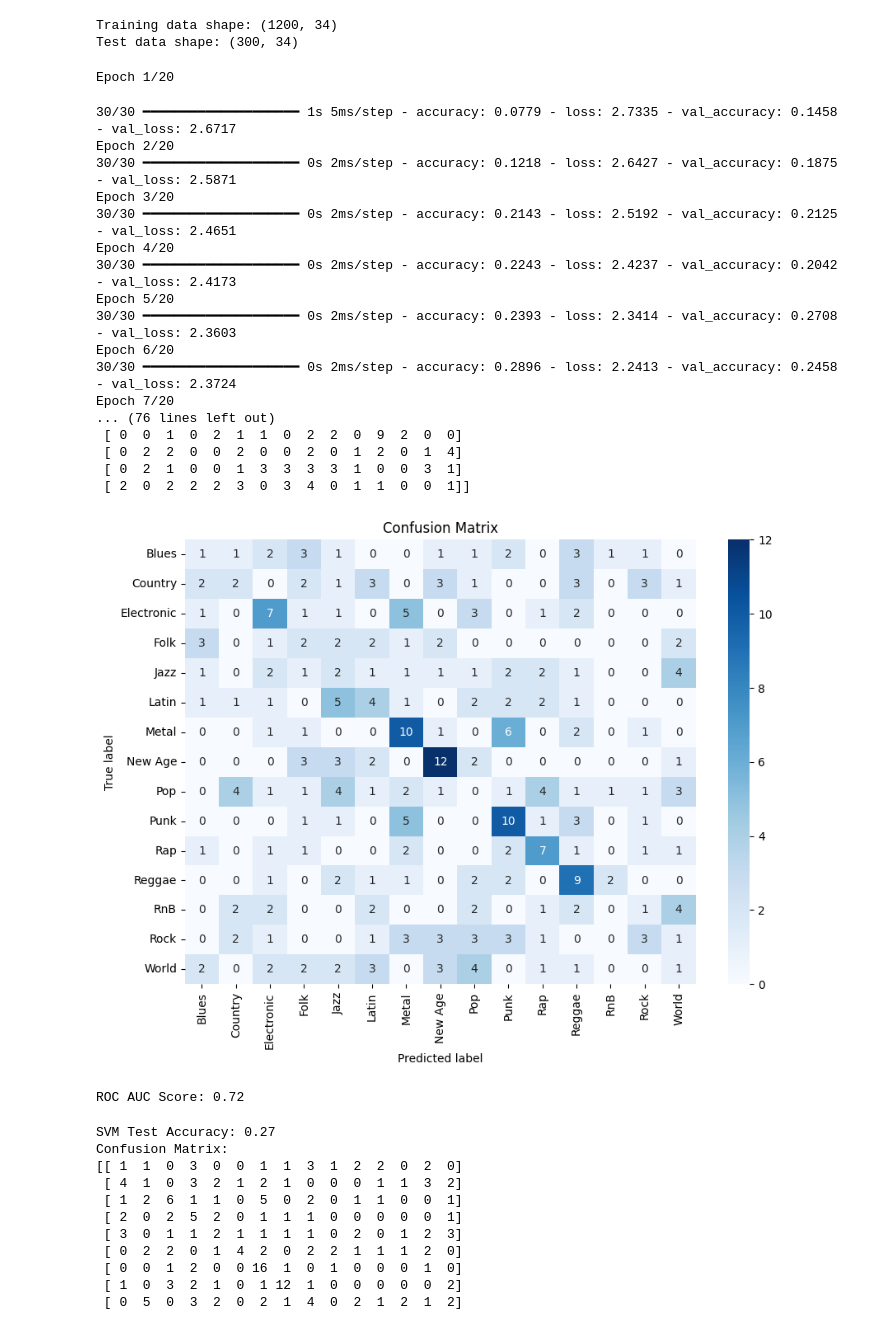
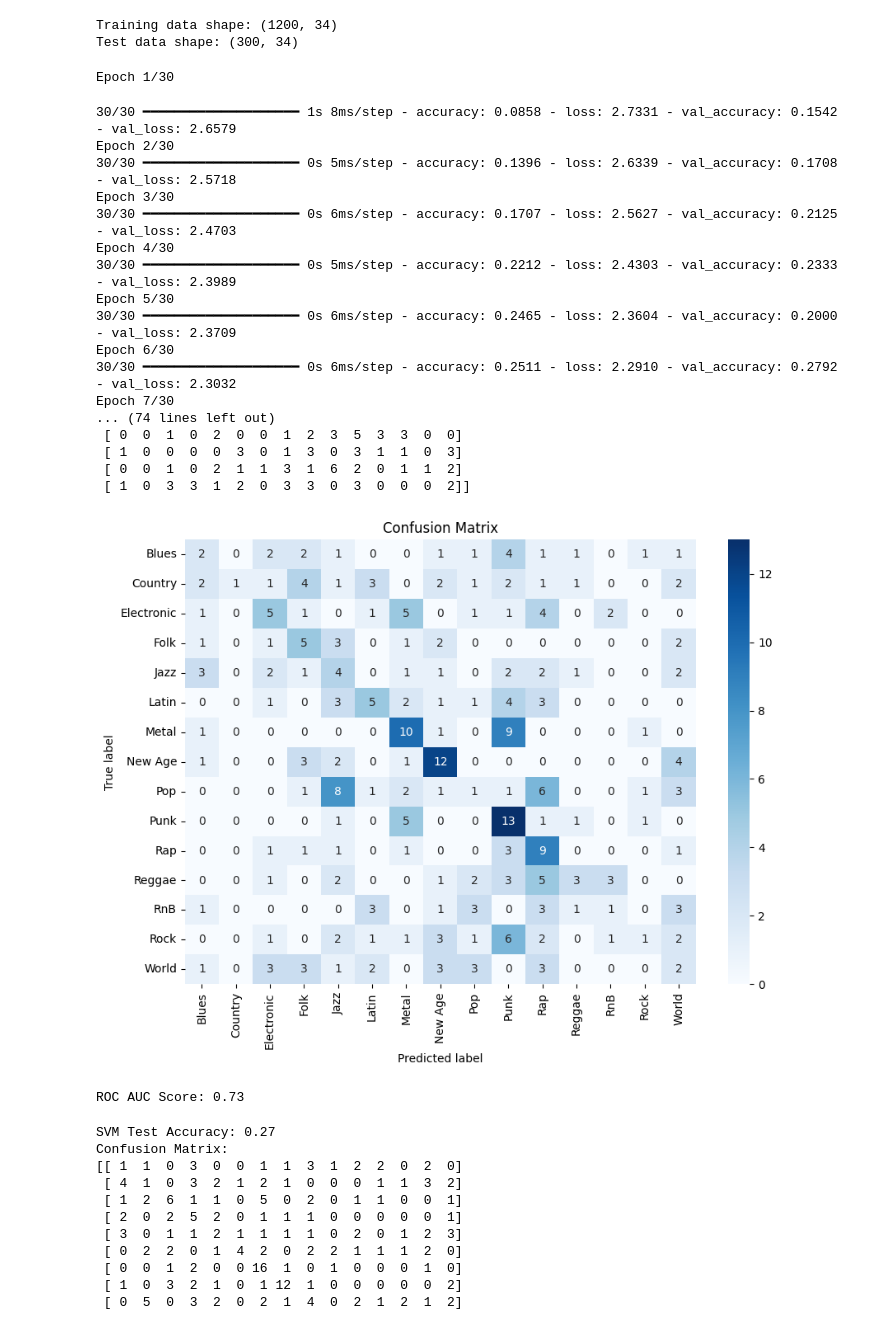
Before and after one commit to ReehalS/TeamTBD_SongClassifier, a Jupyter notebook: Models/models_camila.ipynb, the cells around one changed output. Drawn from its saved outputs; the diff is of its cells as text; code cells hidden in the pictures.

Commit message:
updated models

```diff
--- a/Models/models_camila.ipynb
+++ b/Models/models_camila.ipynb
@@ -160,8 +160,11 @@ model_nn.compile(optimizer='adam', loss='sparse_categorical_crossentropy', metri
 # Train the model with early stopping
 early_stopping = keras.callbacks.EarlyStopping(monitor='val_loss', patience=10, restore_best_weights=True)
 
-history = model_nn.fit(X_train_nn, y_train_nn, epochs=20, batch_size=32, validation_split=0.2, callbacks=[early_stopping])
+history = model_nn.fit(X_train_nn, y_train_nn, epochs=30, batch_size=32, validation_split=0.2, callbacks=[early_stopping])
 
+
+# Split the dataset
+X_train_nn, X_test_nn, y_train_nn, y_test_nn = train_test_split(X_scaled, y_encoded, test_size=0.2, random_state=42)
 # Build the MLP model
 model_mlp = Sequential([
     Dense(128, activation='relu', input_shape=(X_train_nn.shape[1],)),  # Adjust input shape to match PCA output
@@ -185,53 +188,53 @@ history_mlp = model_mlp.fit(X_train_nn, y_train_nn, epochs=20, batch_size=32, va
 test_loss, test_accuracy = model_mlp.evaluate(X_test_nn, y_test_nn)
 print(f"Test Accuracy: {test_accuracy:.2f}")
 
 # Make predictions
 predictions = model_nn.predict(X_test_nn)
 predicted_classes = predictions.argmax(axis=1)
 
 # Inverse transform predicted genres
 predicted_genres = label_encoder.inverse_transform(predicted_classes)
 
 # Calculate confusion matrix
 conf_matrix = confusion_matrix(y_test_nn, predicted_classes)
 print("Confusion Matrix:")
 print(conf_matrix)
 
 # Plot confusion matrix
 plt.figure(figsize=(10, 7))
 sns.heatmap(conf_matrix, annot=True, fmt='d', cmap='Blues',
             xticklabels=label_encoder.classes_, yticklabels=label_encoder.classes_)
 plt.ylabel('True label')
 plt.xlabel('Predicted label')
 plt.title('Confusion Matrix')
 plt.show()
 
 # Calculate ROC AUC score for multi-class
 # Use the one-hot encoding for multi-class ROC AUC
 y_test_binarized = label_binarize(y_test_nn, classes=np.arange(len(label_encoder.classes_)))
 roc_auc = roc_auc_score(y_test_binarized, predictions, multi_class='ovr')
 print(f"ROC AUC Score: {roc_auc:.2f}")
 # %% [output]
-Epoch 1/20
+Epoch 1/30
-30/30 ━━━━━━━━━━━━━━━━━━━━ 1s 5ms/step - accuracy: 0.0779 - loss: 2.7335 - val_accuracy: 0.1458 - val_loss: 2.6717
-Epoch 2/20
-30/30 ━━━━━━━━━━━━━━━━━━━━ 0s 2ms/step - accuracy: 0.1218 - loss: 2.6427 - val_accuracy: 0.1875 - val_loss: 2.5871
-Epoch 3/20
-30/30 ━━━━━━━━━━━━━━━━━━━━ 0s 2ms/step - accuracy: 0.2143 - loss: 2.5192 - val_accuracy: 0.2125 - val_loss: 2.4651
-Epoch 4/20
-30/30 ━━━━━━━━━━━━━━━━━━━━ 0s 2ms/step - accuracy: 0.2243 - loss: 2.4237 - val_accuracy: 0.2042 - val_loss: 2.4173
-Epoch 5/20
-30/30 ━━━━━━━━━━━━━━━━━━━━ 0s 2ms/step - accuracy: 0.2393 - loss: 2.3414 - val_accuracy: 0.2708 - val_loss: 2.3603
-Epoch 6/20
-30/30 ━━━━━━━━━━━━━━━━━━━━ 0s 2ms/step - accuracy: 0.2896 - loss: 2.2413 - val_accuracy: 0.2458 - val_loss: 2.3724
-Epoch 7/20
-... (76 lines left out)
- [ 0  0  1  0  2  1  1  0  2  2  0  9  2  0  0]
- [ 0  2  2  0  0  2  0  0  2  0  1  2  0  1  4]
- [ 0  2  1  0  0  1  3  3  3  3  1  0  0  3  1]
- [ 2  0  2  2  2  3  0  3  4  0  1  1  0  0  1]]
+30/30 ━━━━━━━━━━━━━━━━━━━━ 1s 8ms/step - accuracy: 0.0858 - loss: 2.7331 - val_accuracy: 0.1542 - val_loss: 2.6579
+Epoch 2/30
+30/30 ━━━━━━━━━━━━━━━━━━━━ 0s 5ms/step - accuracy: 0.1396 - loss: 2.6339 - val_accuracy: 0.1708 - val_loss: 2.5718
+Epoch 3/30
+30/30 ━━━━━━━━━━━━━━━━━━━━ 0s 6ms/step - accuracy: 0.1707 - loss: 2.5627 - val_accuracy: 0.2125 - val_loss: 2.4703
+Epoch 4/30
+30/30 ━━━━━━━━━━━━━━━━━━━━ 0s 5ms/step - accuracy: 0.2212 - loss: 2.4303 - val_accuracy: 0.2333 - val_loss: 2.3989
+Epoch 5/30
+30/30 ━━━━━━━━━━━━━━━━━━━━ 0s 6ms/step - accuracy: 0.2465 - loss: 2.3604 - val_accuracy: 0.2000 - val_loss: 2.3709
+Epoch 6/30
+30/30 ━━━━━━━━━━━━━━━━━━━━ 0s 6ms/step - accuracy: 0.2511 - loss: 2.2910 - val_accuracy: 0.2792 - val_loss: 2.3032
+Epoch 7/30
+... (74 lines left out)
+ [ 0  0  1  0  2  0  0  1  2  3  5  3  3  0  0]
+ [ 1  0  0  0  0  3  0  1  3  0  3  1  1  0  3]
+ [ 0  0  1  0  2  1  1  3  1  6  2  0  1  1  2]
+ [ 1  0  3  3  1  2  0  3  3  0  3  0  0  0  2]]
-[figure, old version]
+[figure, new version]
-ROC AUC Score: 0.72
+ROC AUC Score: 0.73
 # %%
 from sklearn.ensemble import VotingClassifier
 from sklearn.svm import SVC
```
Also changed, not shown: parts of 8 cells of this notebook.
